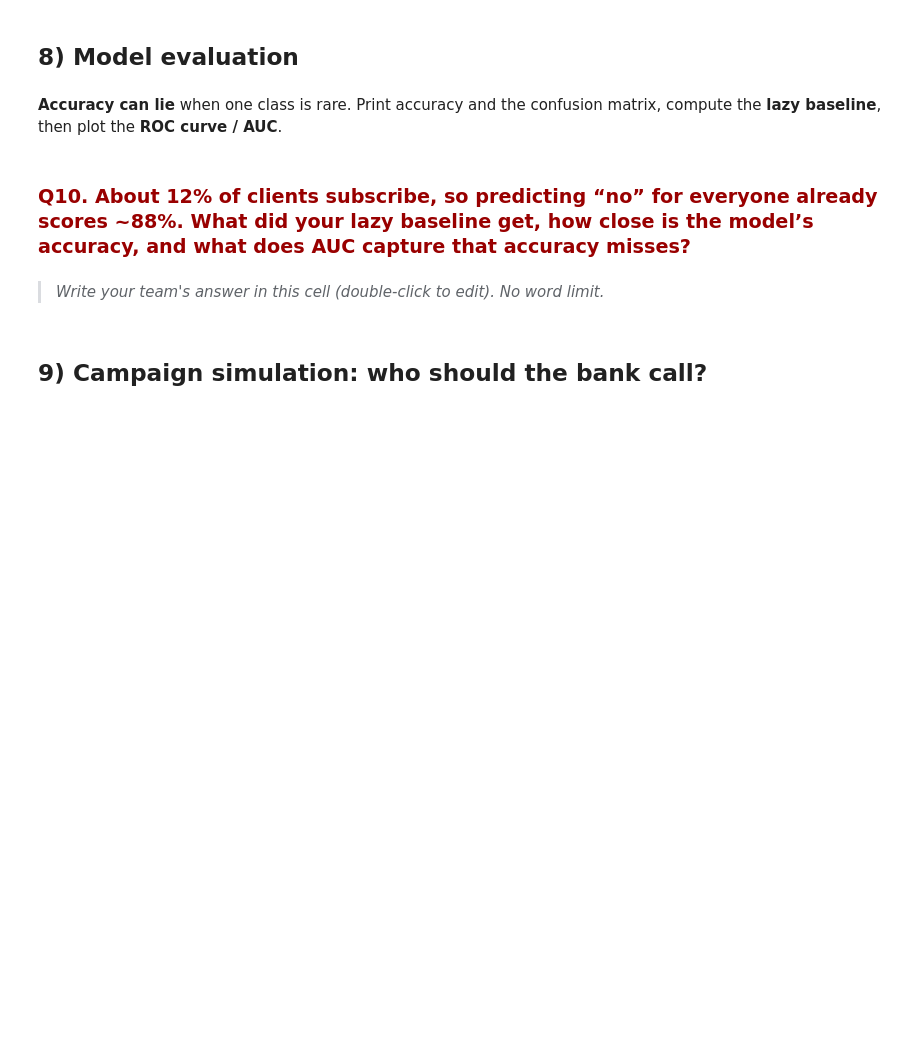
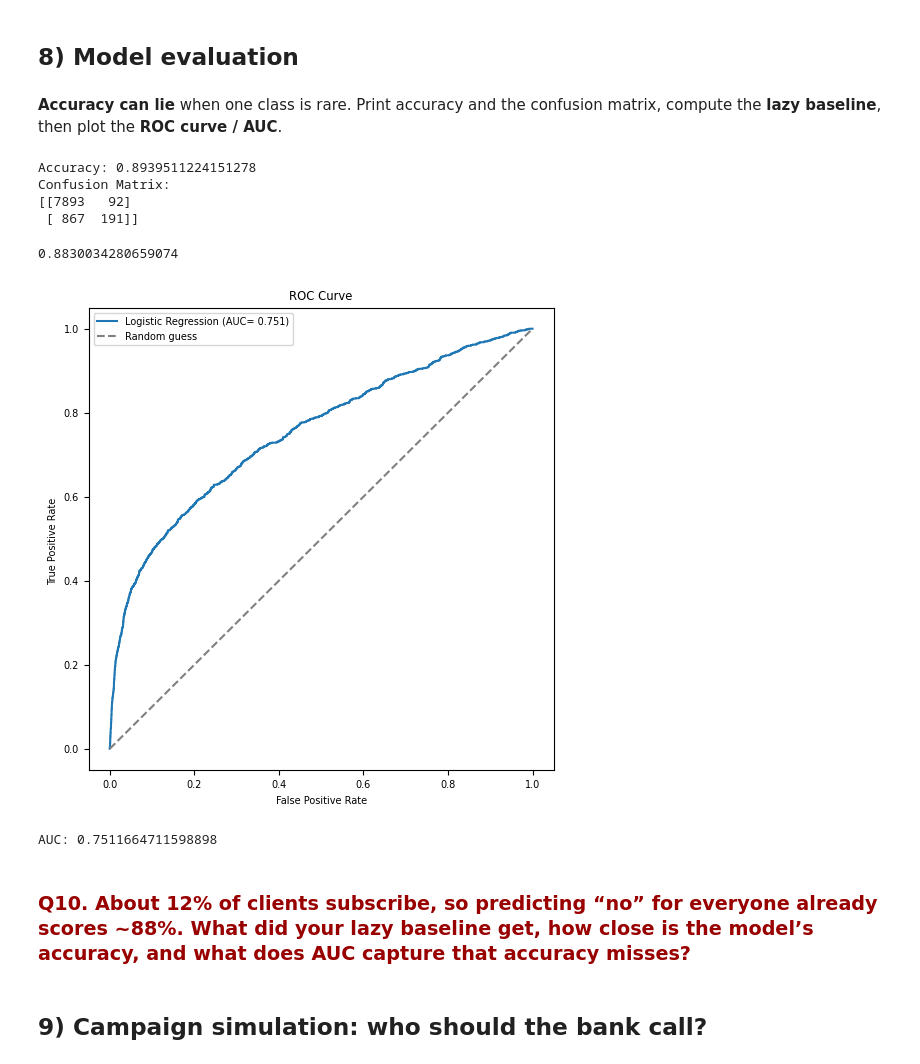
Before and after one commit to rvinod3426/Team2_logistic_regression_1_3, a Jupyter notebook: Team2_logistic_regression_1_3.ipynb, the cells around one changed output. Cells and saved outputs as stored; diff of their text form; code cells hidden in the pictures; blank space fills up the shorter version.

```diff
--- a/Team2_logistic_regression_1_3.ipynb
+++ b/Team2_logistic_regression_1_3.ipynb
@@ -384,17 +395,44 @@ We split data into train and test sets so that the model can learn patterns and
+# %%
+# PREDICT + ACCURACY
+y_pred = logreg.predict(X_test_scaled)
+acc = logreg.score(X_test_scaled, y_test)
+print("Accuracy:", acc)
+# CONFUSION MATRIX
+cm = confusion_matrix(y_test, y_pred)
+print("Confusion Matrix:")
+print(cm)
+# %% [output]
+Accuracy: 0.8939511224151278
+Confusion Matrix:
+[[7893   92]
+ [ 867  191]]
 # %%
 # THE LAZY BASELINE: predict the majority class for everyone
-# <Your code here>      # y_test.value_counts(normalize=True).max()
+baseline = y_test.value_counts(normalize=True).max()
+print(baseline)
+# %% [output]
+0.8830034280659074
 # %%
 # ROC CURVE + AUC (use predicted PROBABILITIES)
-#probs = None   # <Your code here>   logreg.predict_proba(X_test_scaled)[:, 1]
-# <Your code here>      # fpr, tpr, thresholds = roc_curve(y_test, probs)
-# <Your code here>      # auc = roc_auc_score(y_test, probs)
+probs = logreg.predict_proba(X_test_scaled)[:, 1]
+fpr, tpr, thresholds = roc_curve(y_test, probs)
+auc = roc_auc_score(y_test, probs)
 # plot the ROC curve, labelled with the AUC, plus the diagonal
-# <Your code here>
+plt.figure(figsize=(6,6))
+plt.plot(fpr, tpr, label=f"Logistic Regression (AUC= {auc:.3f})")
+plt.plot([0, 1], [0, 1], linestyle="--", color="gray", label="Random guess")
+plt.xlabel("False Positive Rate")
+plt.ylabel("True Positive Rate ")
+plt.title("ROC Curve")
+plt.legend()
+plt.show()
+
+print("AUC:", auc)
+# %% [output]
+[figure, added]
+AUC: 0.7511664711598898
 # %% [markdown]
 ### <span style="color:#990000">Q10. About 12% of clients subscribe, so predicting “no” for everyone already scores ~88%. What did your lazy baseline get, how close is the model’s accuracy, and what does <b>AUC</b> capture that accuracy misses?</span>
-# %% [markdown]
-> *Write your team's answer in this cell (double-click to edit). No word limit.*
 # %% [markdown]
 ## 9) Campaign simulation: who should the bank call?
 # %% [markdown]
```
Also changed, not shown: parts of 12 cells of this notebook.
